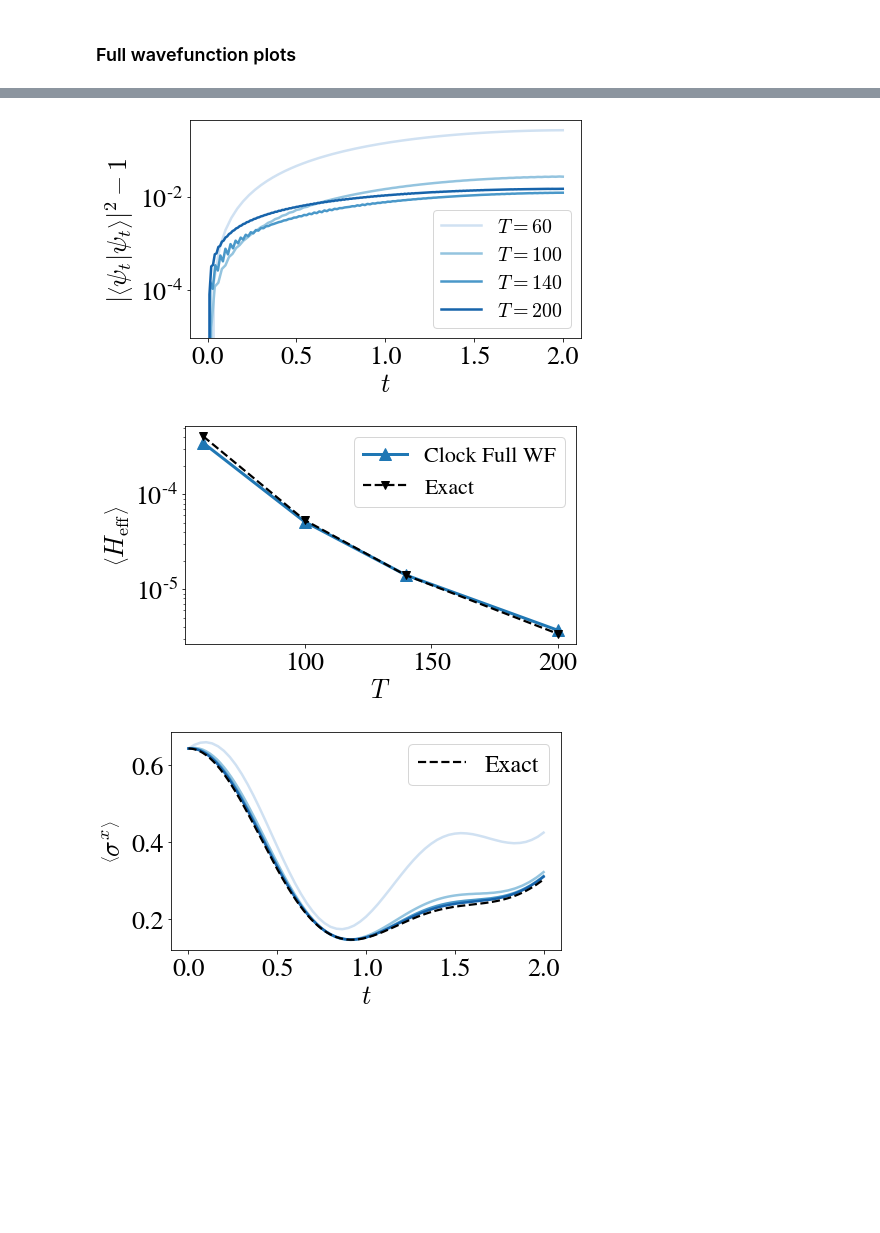
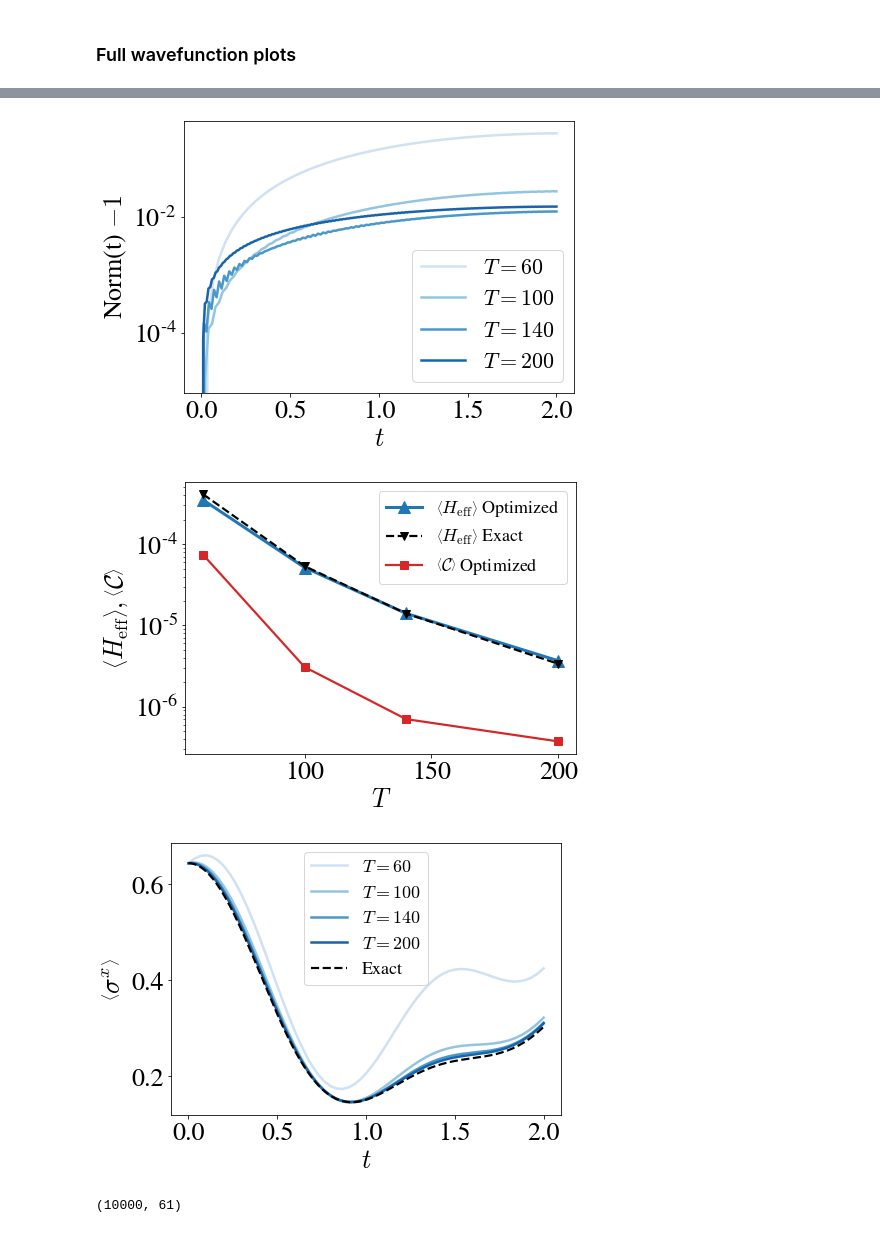
Before and after one commit to stavros11/Time-Evolution, a Jupyter notebook: plotter.ipynb, the cells around one changed output, grey strips where cells are left out. Drawn from its saved outputs; the diff is of its cells as text; code cells hidden in the pictures; blank space fills up the shorter version.

```diff
--- a/plotter.ipynb
+++ b/plotter.ipynb
@@ -9,7 +9,8 @@ matplotlib.rcParams['mathtext.fontset'] = 'cm'
 matplotlib.rcParams['font.family'] = 'STIXGeneral'
 matplotlib.rcParams["font.size"] = 26
 
-data_dir = "/home/stavros/DATA"
+#data_dir = "/home/stavros/DATA"
+data_dir = "D:/"
 cp = sns.color_palette()
 sns.palplot(cp)
 plt.show()
@@ -803,0 +805,21 @@ file.close()
+# %%
+n_sites = 6
+t_final = 2.0
+
+file = h5py.File("{}/ClockV3/observables/fullwv_tf2_N{}.h5".format(data_dir, n_sites), "r")
+cseq = sns.color_palette("Blues", len(file["T_list"][()]))
+
+plt.figure(figsize=(7, 5))
+t = np.linspace(0.0, t_final, time_steps + 1)
+plt.semilogy(file["T_list"], 1 - file["overlaps/avg"][()], linewidth=2.5, color=cp[0], marker="^",
+             markersize=12, label=r"$\overline{|\left \langle \phi _t | \psi _t \right \rangle|^2}$")
+plt.semilogy(file["T_list"], 1 - file["overlaps/composite"][()], linewidth=1.8, linestyle="--",
+             color=cp[3], marker="v", markersize=8, label=r"$|\left \langle \Phi | \Psi \right \rangle|^2$")
+plt.xlabel("$t$")
+plt.ylabel(r"$1 - \overline{\mathrm{Fid}}$")
+plt.legend(fontsize=22)
+#plt.show()
+plt.savefig("fullwv_fidelity_avg.pdf", bbox_inches='tight')
+
+
+file.close()
@@ -804,24 +828,25 @@ file.close()
 # %%
 n_sites = 6
 t_final = 2.0
 
 file = h5py.File("{}/ClockV3/observables/fullwv_tf2_N{}.h5".format(data_dir, n_sites), "r")
 cseq = sns.color_palette("Blues", len(file["T_list"][()]))
 
-plt.figure(figsize=(7, 4))
+plt.figure(figsize=(7, 5))
 for i, time_steps in enumerate(file["T_list"]):
     t = np.linspace(0.0, t_final, time_steps + 1)
     plt.semilogy(t, file["metrics/clock/norm/{}".format(i)][()] - 1, linewidth=2.5, color=cseq[i],
                  label="$T={}$".format(time_steps))
 plt.xlabel("$t$")
-plt.ylabel(r"$|\left \langle \psi _t | \psi _t\right \rangle |^2 - 1$")
-plt.legend(fontsize=20)
+#plt.ylabel(r"$|\left \langle \psi _t | \psi _t\right \rangle |^2 - 1$")
+plt.ylabel("Norm(t) $- 1$")
+plt.legend(fontsize=22)
 #plt.show()
 plt.savefig("fullwv_norm_vs_t.pdf", bbox_inches='tight')
 
 file.close()
 # %% [output]
-[figure, old version]
+[figure, new version]
 # %%
 n_sites = 6
 t_final = 2.0
@@ -829,20 +854,25 @@ t_final = 2.0
 file = h5py.File("{}/ClockV3/observables/fullwv_tf2_N{}.h5".format(data_dir, n_sites), "r")
 cseq = sns.color_palette("Blues", len(file["T_list"][()]))
 
-plt.figure(figsize=(7, 4))
+plt.figure(figsize=(7, 5))
 plt.semilogy(file["T_list"], file["metrics/clock/clock_energy"][()], linewidth=3.0, color=cp[0],
-         label="Clock Full WF", marker="^", markersize=12)
+         label=r"$\left \langle H_\mathrm{eff}\right \rangle$ Optimized", marker="^", markersize=12)
 plt.semilogy(file["T_list"], file["metrics/exact/clock_energy"][()], linewidth=2.2, color="black",
-                 label="Exact", marker="v", linestyle="--", markersize=8)
+                 label=r"$\left \langle H_\mathrm{eff}\right \rangle$ Exact", marker="v", linestyle="--", markersize=8)
+
+plt.semilogy(file["T_list"], file["metrics/clock/exact_clock_energy"][()], linewidth=2.2, color=cp[3],
+         label=r"$\left \langle \mathcal{C}\right \rangle$ Optimized", marker="s", markersize=8)
+#plt.semilogy(file["T_list"], file["metrics/exact/exact_clock_energy"][()], linewidth=2.2, color="black",
+#         label=r"$\left \langle \mathcal{C}\right \rangle$ Exact", marker="o", markersize=8)
 plt.xlabel("$T$")
-plt.ylabel(r"$\left \langle H_\mathrm{eff}\right \rangle $")
-plt.legend(fontsize=22)
+plt.ylabel(r"$\left \langle H_\mathrm{eff}\right \rangle , \left \langle \mathcal{C}\right \rangle $")
+plt.legend(fontsize=18)
 #plt.show()
 plt.savefig("fullwv_clock_energy.pdf", bbox_inches='tight')
 
 file.close()
 # %% [output]
-[figure, old version]
+[figure, new version]
 # %%
 n_sites = 6
 t_final = 2.0
@@ -850,19 +880,19 @@ t_final = 2.0
 file = h5py.File("{}/ClockV3/observables/fullwv_tf2_N{}.h5".format(data_dir, n_sites), "r")
 cseq = sns.color_palette("Blues", len(file["T_list"][()]))
 
-plt.figure(figsize=(7, 4))
+plt.figure(figsize=(7, 5))
 for i, time_steps in enumerate(file["T_list"]):
     t = np.linspace(0.0, t_final, time_steps + 1)
-    plt.plot(t, file["metrics/clock/sigma_x/{}".format(i)][()], linewidth=2.5, color=cseq[i])
-                 #label="$T={}$".format(time_steps))
+    plt.plot(t, file["metrics/clock/sigma_x/{}".format(i)][()], linewidth=2.5, color=cseq[i],
+             label="$T={}$".format(time_steps))
 plt.plot(t, file["metrics/exact/sigma_x/{}".format(i)][()], linewidth=2.2, color="black",
                  label="Exact", linestyle="--")
 plt.xlabel("$t$")
 plt.ylabel(r"$\left \langle \sigma ^x\right \rangle $")
-plt.legend(fontsize=24)
+plt.legend(fontsize=18)
 #plt.show()
 plt.savefig("fullwv_sigmax_vs_t.pdf", bbox_inches='tight')
 
 file.close()
 # %% [output]
-[figure, old version]
+[figure, new version]
@@ -868,0 +904,4 @@ file.close()
+# %%
+file["time_overlaps"][()].shape
+# %% [output]
+(10000, 61)
```
Also changed, not shown: parts of 3 cells of this notebook, 1 other file.
